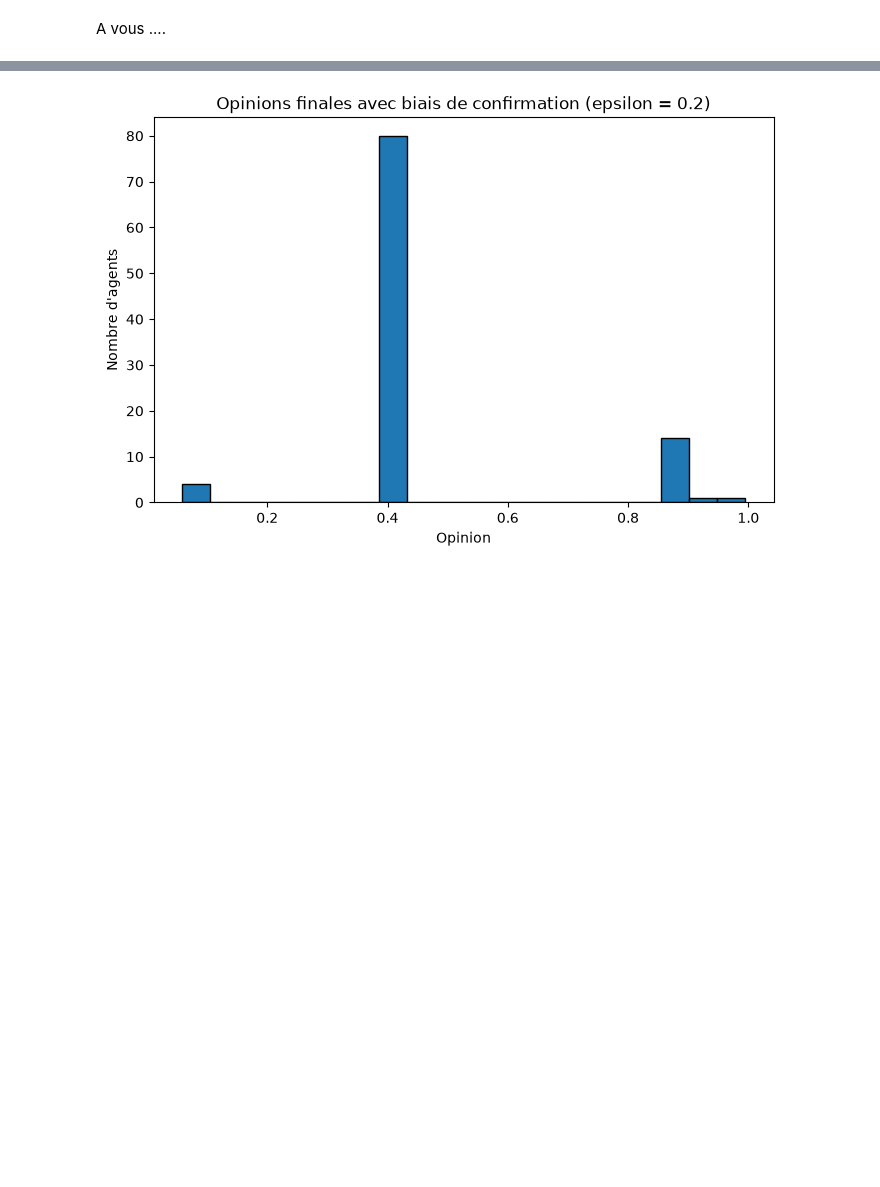
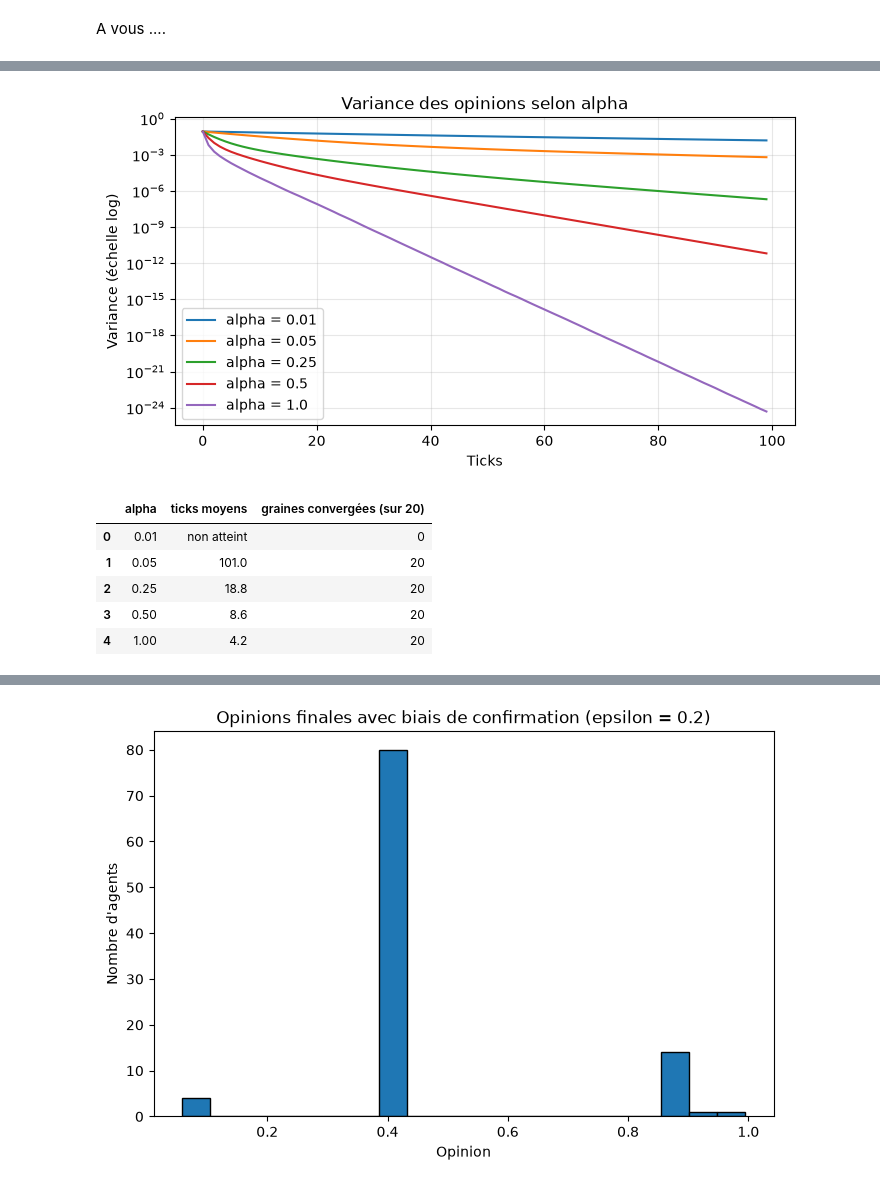
Before and after one commit to fatimaezzahra-max/p2-mesa-opinion-publique, a Jupyter notebook: TP2Mesa_Simulation_MA.ipynb, the cells around one changed output, grey strips where cells are left out. Saved outputs shown, nothing was run; the diff lists cells and outputs as text; code cells hidden in the pictures; blank space fills up the shorter version.

```diff
--- a/TP2Mesa_Simulation_MA.ipynb
+++ b/TP2Mesa_Simulation_MA.ipynb
@@ -177,0 +189,46 @@ A vous ....
+# %%
+# Vérification Q1 : effet de alpha sur la vitesse de convergence
+alphas = [0.01, 0.05, 0.25, 0.5, 1.0]
+
+# 1) Courbes de variance (échelle log), même graine pour tous
+plt.figure(figsize=(8, 4))
+for a in alphas:
+    m = OpinionModel(width=10, height=10, alpha=a, seed=42)
+    for _ in range(100):
+        m.step()
+    var = m.datacollector.get_model_vars_dataframe()["Variance (Dispersion)"]
+    plt.semilogy(var.index, var, label=f"alpha = {a}")
+plt.xlabel("Ticks")
+plt.ylabel("Variance (échelle log)")
+plt.title("Variance des opinions selon alpha")
+plt.legend()
+plt.grid(alpha=0.3)
+plt.show()
+
+# 2) Nombre de ticks pour atteindre une variance < 1e-3
+def ticks_to_converge(alpha, seed, seuil=1e-3, max_ticks=300):
+    m = OpinionModel(width=10, height=10, alpha=alpha, seed=seed)
+    for t in range(max_ticks):
+        if np.var([a.opinion for a in m.agents]) < seuil:
+            return t
+        m.step()
+    return np.nan  # pas de convergence dans la limite
+
+lignes = []
+for a in alphas:
+    ticks = [ticks_to_converge(a, s) for s in range(20)]
+    n_ok = 20 - int(np.isnan(ticks).sum())
+    lignes.append({
+        "alpha": a,
+        "ticks moyens": round(float(np.mean([t for t in ticks if not np.isnan(t)])), 1) if n_ok > 0 else "non atteint",
+        "graines convergées (sur 20)": n_ok,
+    })
+pd.DataFrame(lignes)
+# %% [output]
+[figure, added]
+|  | alpha | ticks moyens | graines convergées (sur 20) |
+| 0 | 0.01 | non atteint | 0 |
+| 1 | 0.05 | 101.0 | 20 |
+| 2 | 0.25 | 18.8 | 20 |
+| 3 | 0.50 | 8.6 | 20 |
+| 4 | 1.00 | 4.2 | 20 |
```
Also changed, not shown: parts of 5 cells of this notebook.
